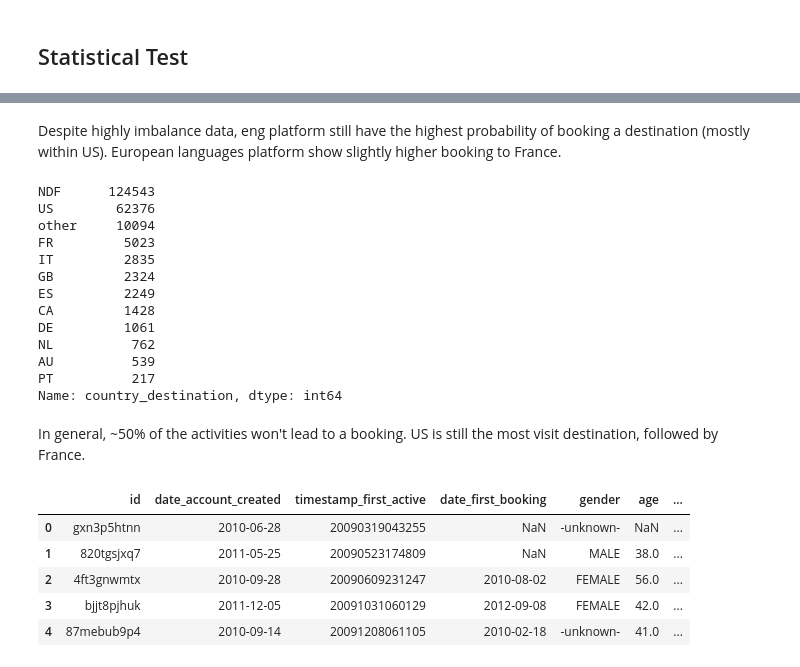
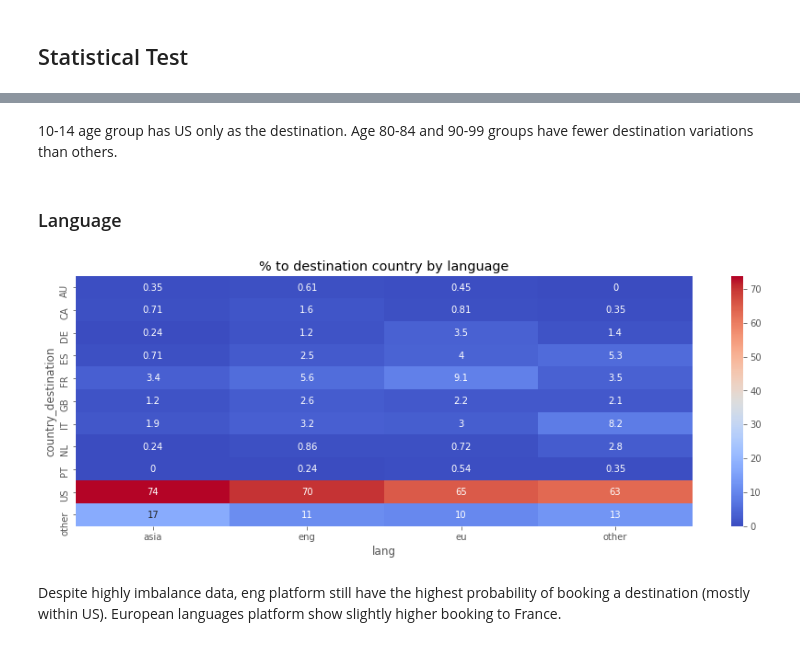
Before and after one commit to sittingman/airbnb_booking, a Jupyter notebook: 1.data_expo.ipynb, the cells around one changed output, grey strips where cells are left out. Cells and saved outputs as stored; diff of their text form; code cells hidden in the pictures.

```diff
--- a/1.data_expo.ipynb
+++ b/1.data_expo.ipynb
@@ -602,29 +573,14 @@ plt.show()
+# %% [markdown]
+10-14 age group has US only as the destination. Age 80-84 and 90-99 groups have fewer destination variations than others.
+# %% [markdown]
+### Language
+# %%
+lang = table_plot('lang', dest)
+plt.figure(figsize=(15, 5))
+sns.heatmap(lang.transpose(), cmap='coolwarm', annot=True)
+plt.title('% to destination country by language')
+plt.show()
+# %% [output]
+[figure, added]
 # %% [markdown]
 Despite highly imbalance data, eng platform still have the highest probability of booking a destination (mostly within US). European languages platform show slightly higher booking to France.
-# %%
-train['country_destination'].value_counts()
-# %% [output]
-NDF      124543
-US        62376
-other     10094
-FR         5023
-IT         2835
-GB         2324
-ES         2249
-CA         1428
-DE         1061
-NL          762
-AU          539
-PT          217
-Name: country_destination, dtype: int64
-# %% [markdown]
-In general, ~50% of the activities won't lead to a booking. US is still the most visit destination, followed by France.
-# %%
-train.head()
-# %% [output]
-|  | id | date_account_created | timestamp_first_active | date_first_booking | gender | age | ... |
-| 0 | gxn3p5htnn | 2010-06-28 | 20090319043255 | NaN | -unknown- | NaN | ... |
-| 1 | 820tgsjxq7 | 2011-05-25 | 20090523174809 | NaN | MALE | 38.0 | ... |
-| 2 | 4ft3gnwmtx | 2010-09-28 | 20090609231247 | 2010-08-02 | FEMALE | 56.0 | ... |
-| 3 | bjjt8pjhuk | 2011-12-05 | 20091031060129 | 2012-09-08 | FEMALE | 42.0 | ... |
-| 4 | 87mebub9p4 | 2010-09-14 | 20091208061105 | 2010-02-18 | -unknown- | 41.0 | ... |
```
Also changed, not shown: parts of 43 cells of this notebook, 1 other file.
